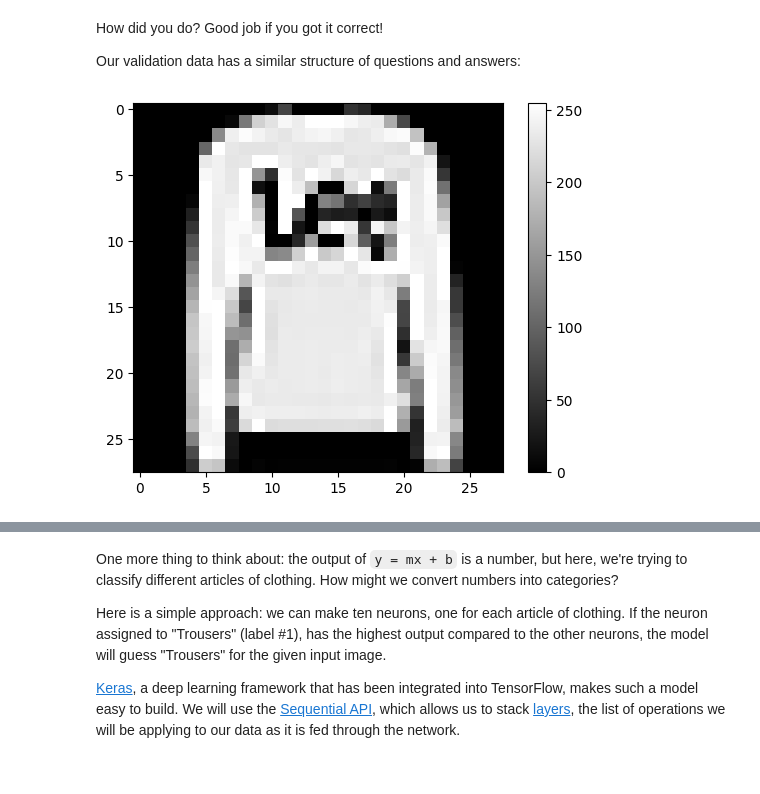
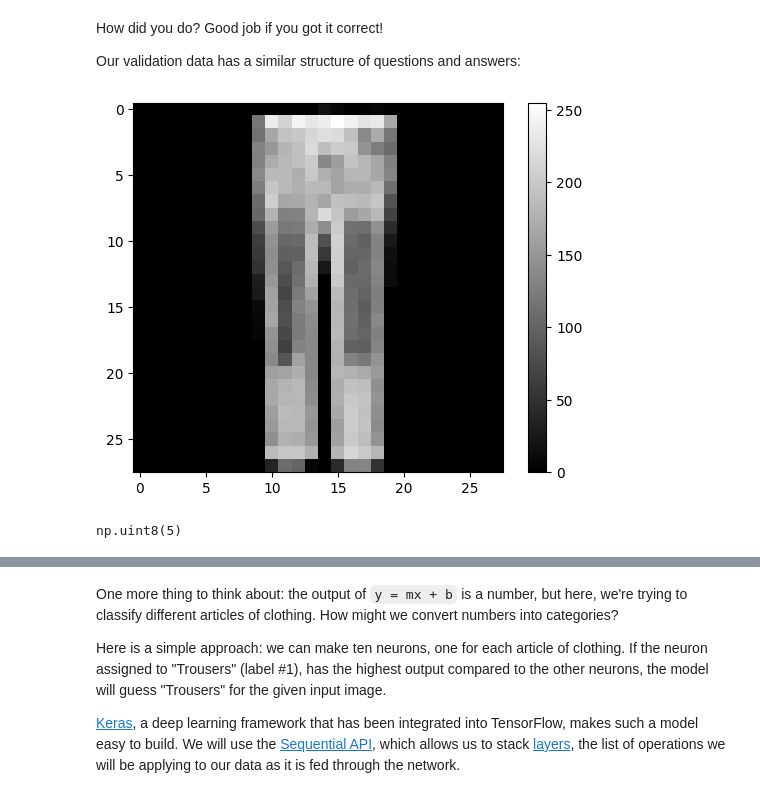
Before and after one commit to WeskerPRO/LLM-Speaker-bot, a Jupyter notebook: building-a-brain/BuildingABrain.ipynb, the cells around one changed output, grey strips where cells are left out. Cells and saved outputs as stored; diff of their text form; code cells hidden in the pictures.

```diff
--- a/building-a-brain/BuildingABrain.ipynb
+++ b/building-a-brain/BuildingABrain.ipynb
@@ -90,18 +90,20 @@ Our validation data has a similar structure of questions and answers:
 # %%
 import matplotlib.pyplot as plt
 
 # The question number to quiz with. Feel free to change up to 9999.
-data_idx=1
+data_idx=15
 
 plt.figure()
 plt.imshow(valid_images[data_idx], cmap='gray')
 plt.colorbar()
 plt.grid(False)
 plt.show()
 # %% [output]
-[figure, old version]
+[figure, new version]
 # %%
 valid_labels[data_idx]
+# %% [output]
+np.uint8(5)
 # %% [markdown]
 # Building a Neuron
 
```
Also changed, not shown: parts of 10 cells of this notebook.
